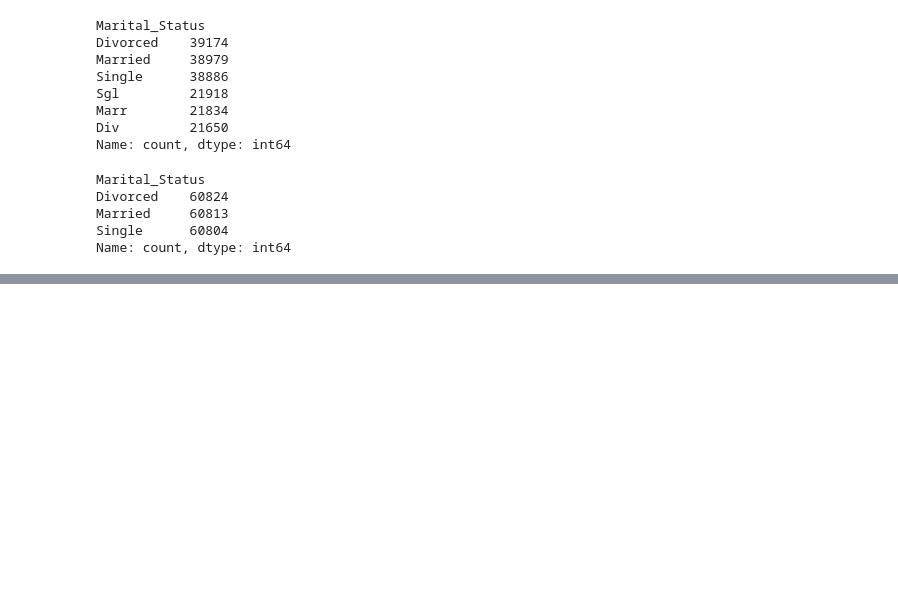
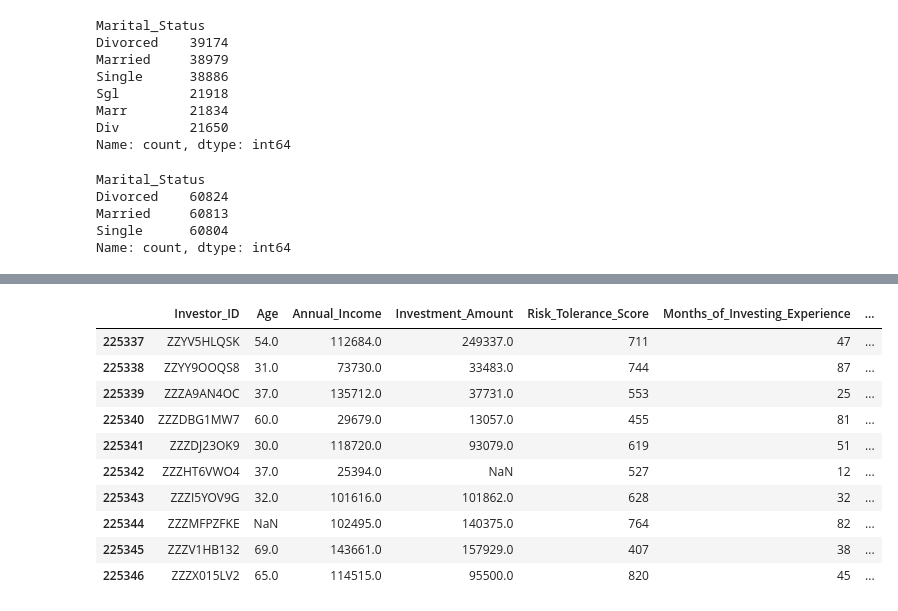
Before and after one commit to aliyan08/IBA_DATATHON, a Jupyter notebook: pre-processing(Bilal).ipynb, the cells around one changed output, grey strips where cells are left out. Drawn from its saved outputs; the diff is of its cells as text; code cells hidden in the pictures; blank space fills up the shorter version.

```diff
--- a/pre-processing(Bilal).ipynb
+++ b/pre-processing(Bilal).ipynb
@@ -109,21 +108,0 @@ df_main['Marital_Status'].isnull().sum()
-# %%
-import pandas as pd
-from sklearn.impute import KNNImputer
-
-# Initialize KNN imputer with k neighbors
-knn_imputer = KNNImputer(n_neighbors=5)  # Adjust 'n_neighbors' as needed
-
-# Perform KNN imputation on 'Marital_Status' column
-df_main['Marital_Status'] = knn_imputer.fit_transform(df_main[['Marital_Status']])
-# %%
-# Convert 'Marital_Status' column to integer type
-df_main['Marital_Status'] = df_main['Marital_Status'].astype(int)
-
-# Label encode the 'Marital_Status' column
-labelencoder = LabelEncoder()
-df_main['Marital_Status'] = labelencoder.fit_transform(df_main['Marital_Status'])
-# %%
-# Apply KNNImputer
-imputer = KNNImputer(n_neighbors=3)
-df_main['Marital_Status'] = imputer.fit_transform(df_main[['Marital_Status']])
-df_main['Marital_Status'] = df_main['Marital_Status'].round()
@@ -134,0 +118,14 @@ df_main['Marital_Status'].isnull().sum()
+# %%
+df_main.tail(10)
+# %% [output]
+|  | Investor_ID | Age | Annual_Income | Investment_Amount | Risk_Tolerance_Score | Months_of_Investing_Experience | ... |
+| 225337 | ZZYV5HLQSK | 54.0 | 112684.0 | 249337.0 | 711 | 47 | ... |
+| 225338 | ZZYY9OOQS8 | 31.0 | 73730.0 | 33483.0 | 744 | 87 | ... |
+| 225339 | ZZZA9AN4OC | 37.0 | 135712.0 | 37731.0 | 553 | 25 | ... |
+| 225340 | ZZZDBG1MW7 | 60.0 | 29679.0 | 13057.0 | 455 | 81 | ... |
+| 225341 | ZZZDJ23OK9 | 30.0 | 118720.0 | 93079.0 | 619 | 51 | ... |
+| 225342 | ZZZHT6VWO4 | 37.0 | 25394.0 | NaN | 527 | 12 | ... |
+| 225343 | ZZZI5YOV9G | 32.0 | 101616.0 | 101862.0 | 628 | 32 | ... |
+| 225344 | ZZZMFPZFKE | NaN | 102495.0 | 140375.0 | 764 | 82 | ... |
+| 225345 | ZZZV1HB132 | 69.0 | 143661.0 | 157929.0 | 407 | 38 | ... |
+| 225346 | ZZZX015LV2 | 65.0 | 114515.0 | 95500.0 | 820 | 45 | ... |
```
Also changed, not shown: parts of 11 cells of this notebook.
